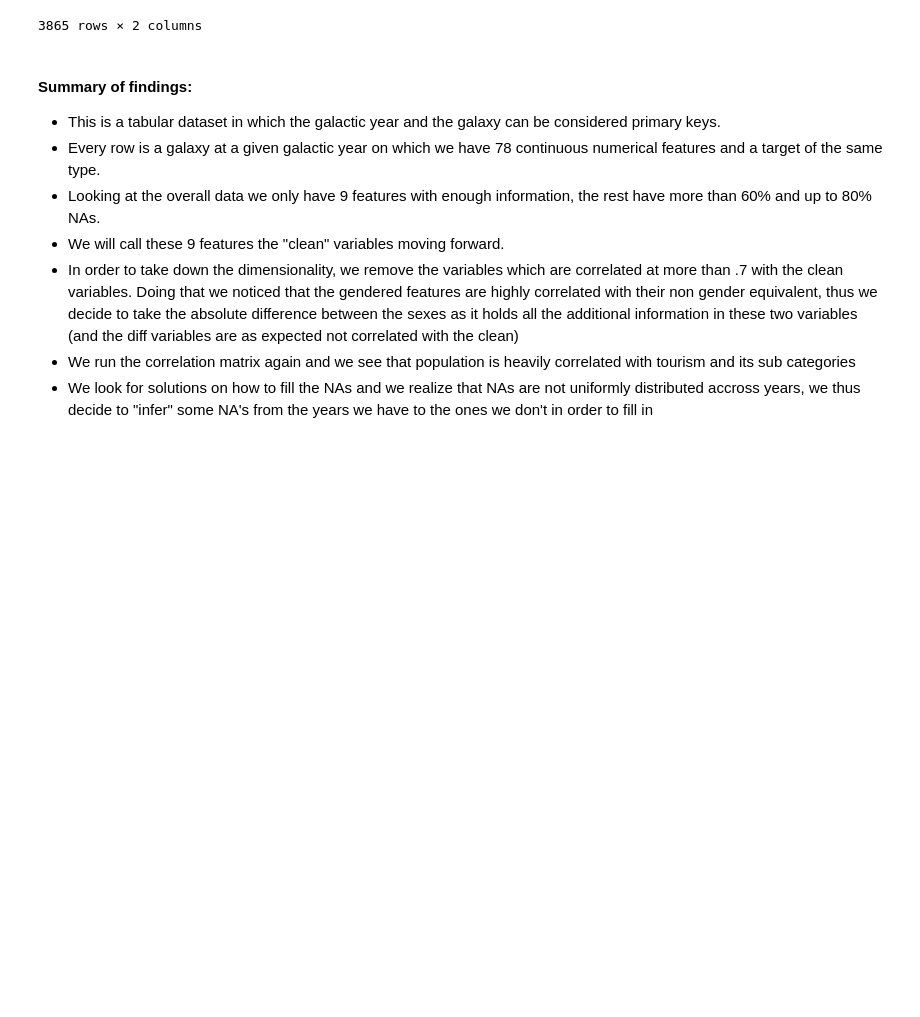
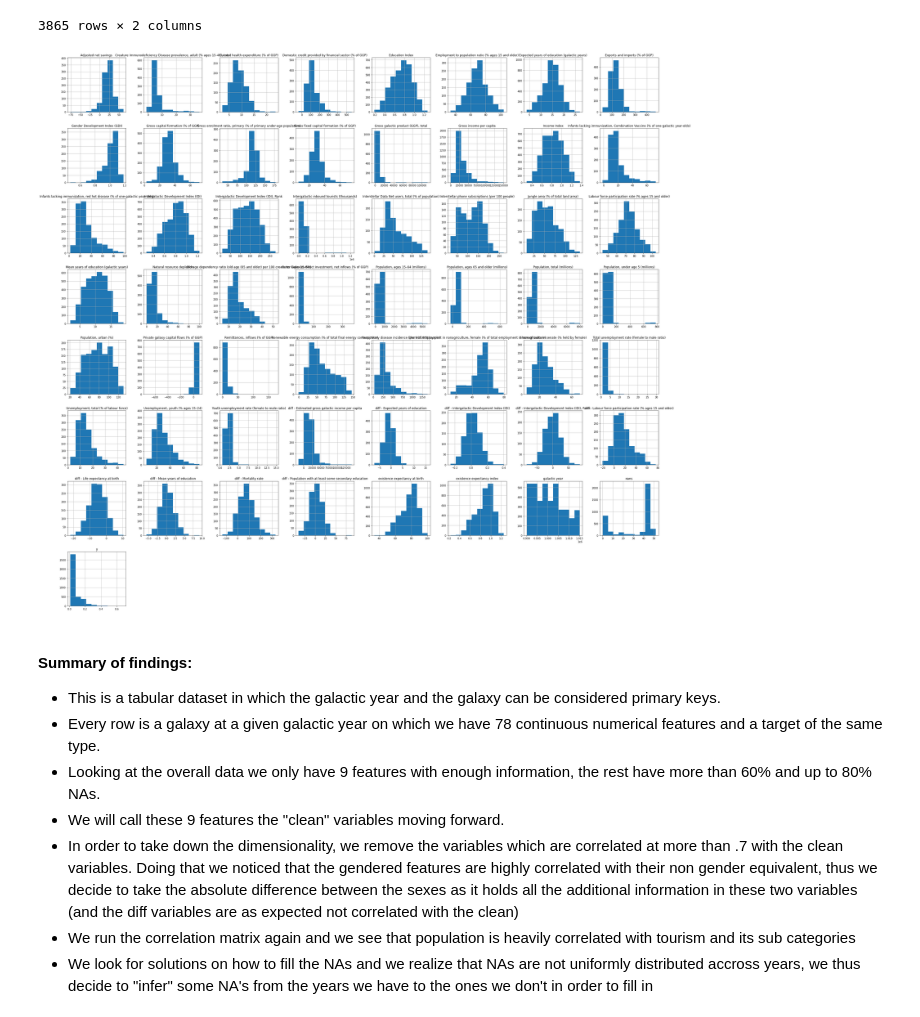
Before and after one commit to AzizMosbah/HappinessForecast, a Jupyter notebook: Draft.ipynb, the cells around one changed output. Cells and saved outputs as stored; diff of their text form; code cells hidden in the pictures; blank space fills up the shorter version.

```diff
--- a/Draft.ipynb
+++ b/Draft.ipynb
@@ -330,6 +330,11 @@ df_1.loc[:, ['galactic year', 'galaxy']].drop_duplicates()
 | 3863 | 1015056 | KKs 3 |
 | 3864 | 1015056 | NGC 5237 |
 3865 rows × 2 columns
+# %%
+df_1.hist(figsize = (42,40))
+plt.show()
+# %% [output]
+[figure, added]
 # %% [markdown]
 #### Summary of findings:
 
```
Also changed, not shown: parts of 31 cells of this notebook.
